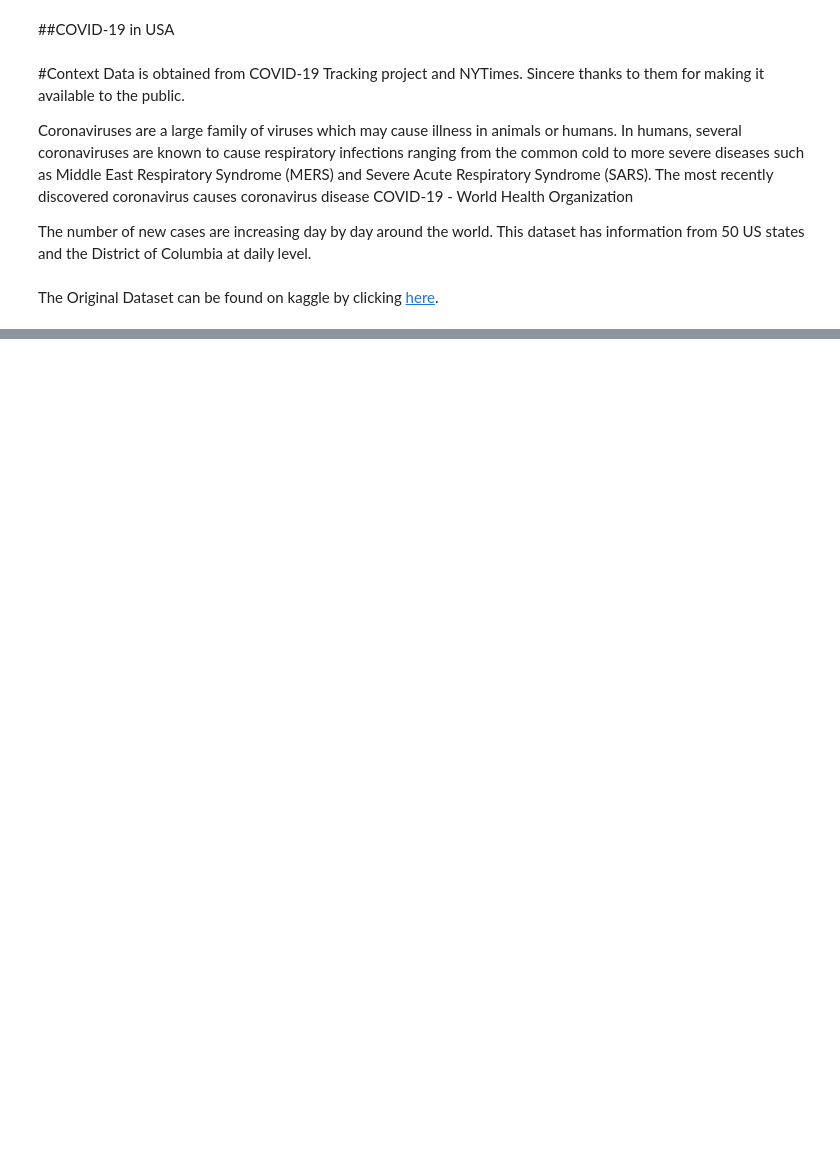
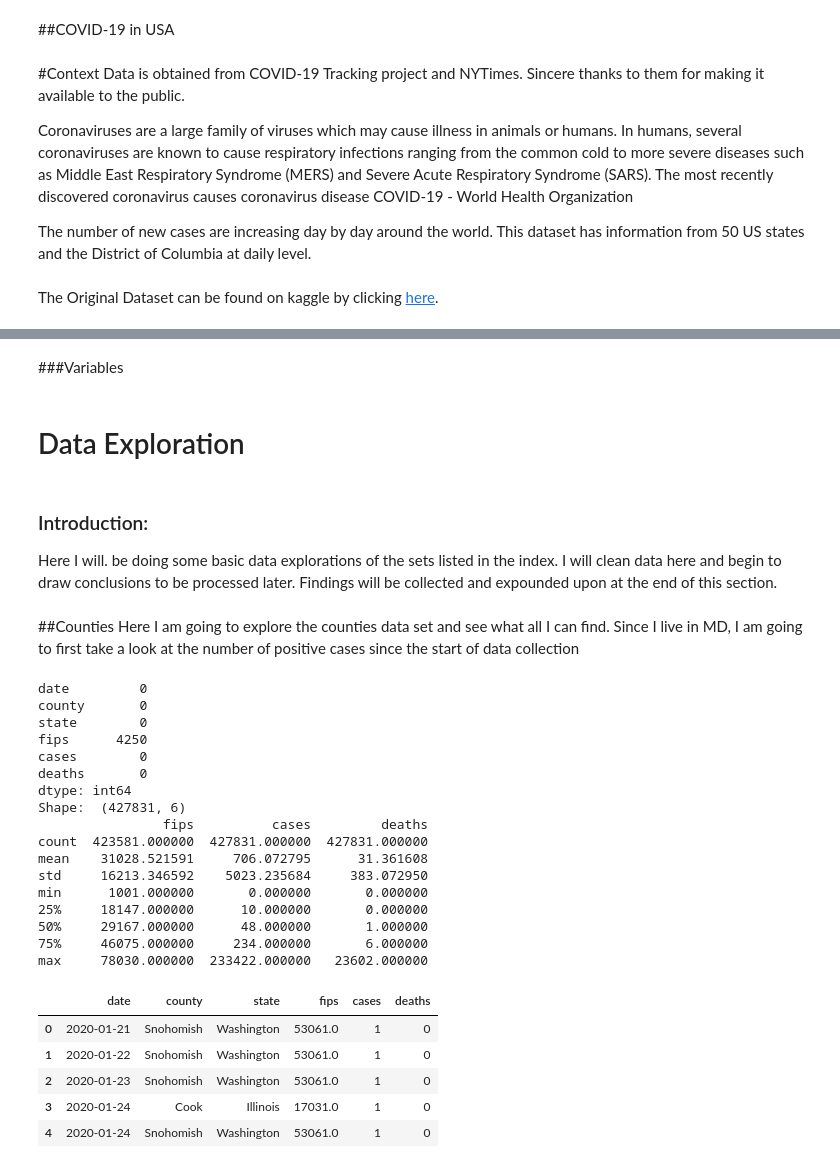
Before and after one commit to JoshuaHaga/DS-Unit-1-Sprint-3-Linear-Algebra, a Jupyter notebook: Covid_19_analysis.ipynb, the cells around one changed output, grey strips where cells are left out. Drawn from its saved outputs; the diff is of its cells as text; code cells hidden in the pictures; blank space fills up the shorter version.

```diff
--- a/Covid_19_analysis.ipynb
+++ b/Covid_19_analysis.ipynb
@@ -38,0 +72,2 @@ The Original Dataset can be found on kaggle by clicking [here](https://www.kaggl
+# %% [markdown]
+###Variables
@@ -38,0 +76,35 @@ The Original Dataset can be found on kaggle by clicking [here](https://www.kaggl
+# %% [markdown]
+# Data Exploration
+# %% [markdown]
+### Introduction:
+  Here I will. be doing some basic data explorations of the sets listed in the index. I will clean data here and begin to draw conclusions to be processed later. Findings will be collected and expounded upon at the end of this section.
+# %% [markdown]
+##Counties
+Here I am going to explore the counties data set and see what all I can find. Since I live in MD, I am going to first take a look at the number of positive cases since the start of data collection
+# %%
+### Doing some initial exploration in the counties dataset ###
+explore(counties)
+# %% [output]
+date         0
+county       0
+state        0
+fips      4250
+cases        0
+deaths       0
+dtype: int64
+Shape:  (427831, 6)
+                fips          cases         deaths
+count  423581.000000  427831.000000  427831.000000
+mean    31028.521591     706.072795      31.361608
+std     16213.346592    5023.235684     383.072950
+min      1001.000000       0.000000       0.000000
+25%     18147.000000      10.000000       0.000000
+50%     29167.000000      48.000000       1.000000
+75%     46075.000000     234.000000       6.000000
+max     78030.000000  233422.000000   23602.000000
+|  | date | county | state | fips | cases | deaths |
+| 0 | 2020-01-21 | Snohomish | Washington | 53061.0 | 1 | 0 |
+| 1 | 2020-01-22 | Snohomish | Washington | 53061.0 | 1 | 0 |
+| 2 | 2020-01-23 | Snohomish | Washington | 53061.0 | 1 | 0 |
+| 3 | 2020-01-24 | Cook | Illinois | 17031.0 | 1 | 0 |
+| 4 | 2020-01-24 | Snohomish | Washington | 53061.0 | 1 | 0 |
```
Also changed, not shown: parts of 15 cells of this notebook.
